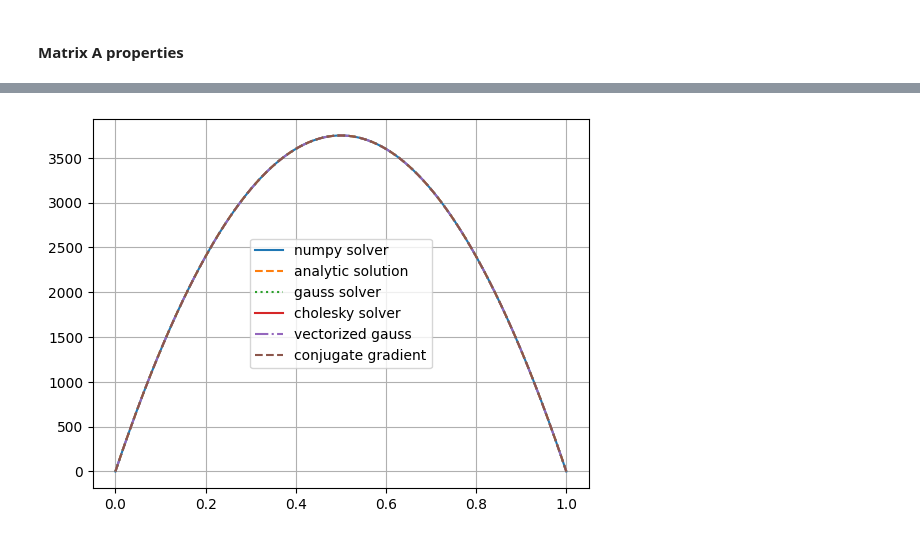
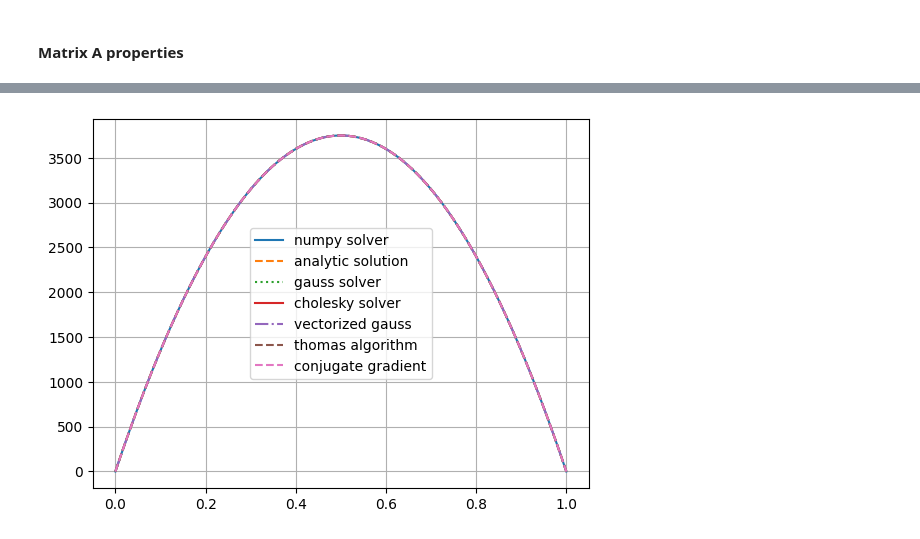
Before and after one commit to ajayhanssen/ThermalBar, a Jupyter notebook: thermalBar.ipynb, the cells around one changed output, grey strips where cells are left out. Saved outputs shown, nothing was run; the diff lists cells and outputs as text; code cells hidden in the pictures.

```diff
--- a/thermalBar.ipynb
+++ b/thermalBar.ipynb
@@ -14,6 +14,7 @@ $T = -\dfrac{Q_0}{2\,\lambda\,A}\,x^2 + \dfrac{Q_0\,l}{2\,\lambda\,A}\,x$
 # %% [markdown]
 ### System Parameters
 # %%
+nodes = 500 # num of nodes for discretization
 Q0 = 15 # J/m^2s
 lamb = 5 # J/°Cms
 Across = 1e-4 # m^2
@@ -27,7 +28,7 @@ def T(x):
 def T_dd(x):
     return np.ones_like(x)*-Q0/(2*lamb*Across)
 
-x = np.linspace(0, 1, 900)
+x = np.linspace(0, 1, nodes)
 T_analytic = T(x)
 plt.plot(x, T_analytic)
 plt.grid()
@@ -253,19 +253,23 @@ def steepest_gradient(A, b, x0, nmax):
     return x
 
 @timedit
-def conjugate_gradient(A, b, x0, nmax):
+def conjugate_gradient(A, b, x0, nmax, returnInfo=False):
     x = x0
     tol = 1e-8
     r = A @ x - b
     s = -r
+    if returnInfo == True: residual = []
     for i in range(nmax):
         alpha = - (s.T @ r / (s.T @ A @ s))
         x = x + alpha*s
         r = A @ x - b
 
+        if returnInfo == True: residual.append(np.linalg.norm(r) / np.linalg.norm(b))
         if np.linalg.norm(r) / np.linalg.norm(b) < tol:
-            print(f"Conj. grad. converged in {i} steps!")
-            return x
+            if returnInfo == True:
+                return x, residual
+            else:
+                return x
 
         beta = r.T @ A @ s / (s.T @ A @ s)
         s = -r + beta*s
@@ -299,11 +300,14 @@ Condition number: 327550.8610988429
 T_numpy = solve_numpy(A, b)
 T_numpy = apply_init_conditions(T_numpy, 0, 0)
 
-T_gauss = solve_gauss(A, b)
+T_gauss = classic_gauss(A, b)
 T_gauss = apply_init_conditions(T_gauss, 0, 0)
 
-T_cholesky = solve_cholesky(A, b)
+T_cholesky = cholesky(A, b)
 T_cholesky = apply_init_conditions(T_cholesky, 0, 0)
+
+T_thomas = thomas_algorithm(A, b)
+T_thomas = apply_init_conditions(T_thomas, 0, 0)
 
 T_vec_gauss = vector_gauss(A,b)
 T_vec_gauss = apply_init_conditions(T_vec_gauss, 0, 0)
@@ -336,12 +388,12 @@ Function 'conjugate_gradient' executed in: 0.0298 seconds
 # %%
-
 plt.plot(x,T_numpy, label="numpy solver")
 plt.plot(x,T_analytic, label="analytic solution", linestyle="--")
 plt.plot(x,T_gauss, label="gauss solver", linestyle=":")
 plt.plot(x,T_cholesky, label="cholesky solver", linestyle="-")
 plt.plot(x,T_vec_gauss, label="vectorized gauss", linestyle="-.")
+plt.plot(x,T_thomas, label="thomas algorithm", linestyle="--")
 plt.plot(x,T_conj_grad, label="conjugate gradient", linestyle="--")
 plt.legend()
 plt.grid()
 # %% [output]
-[figure, old version]
+[figure, new version]
```
Also changed, not shown: parts of 15 cells of this notebook, 1 other file.
